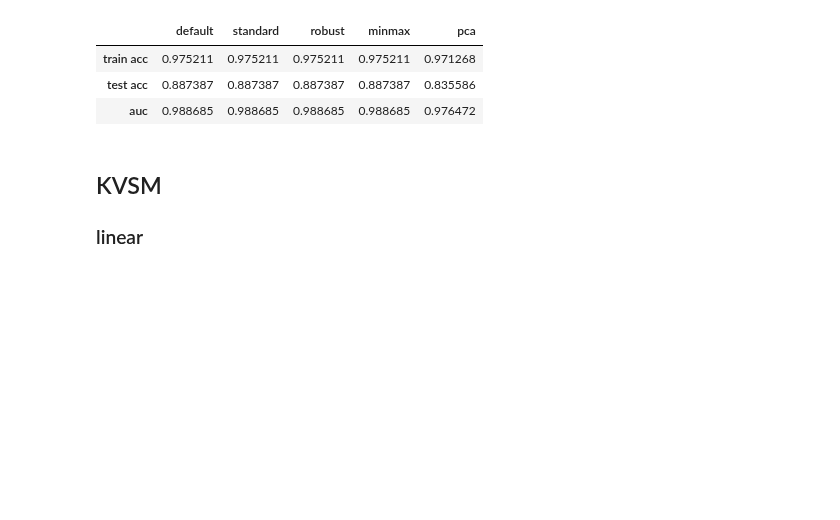
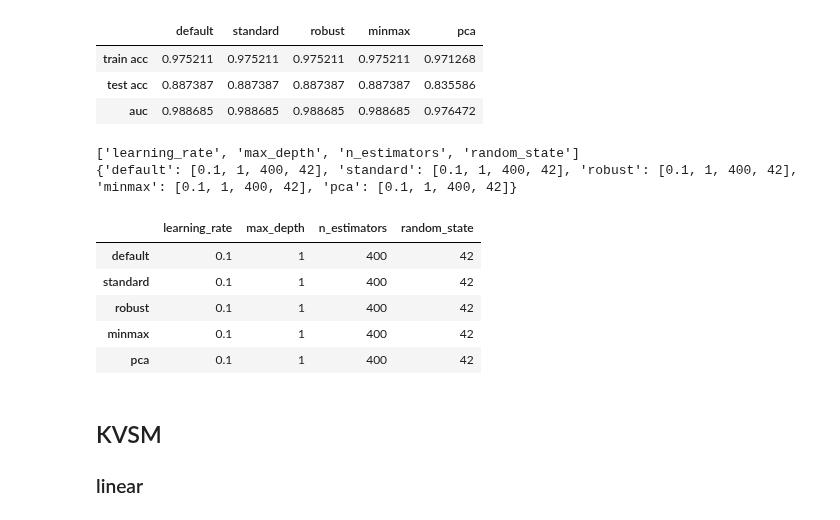
Before and after one commit to jasonmrimer/cse590-machine-learning, a Jupyter notebook: final-project/pipelines/curation with feature selection v2.ipynb, the cells around one changed output. Cells and saved outputs as stored; diff of their text form; code cells hidden in the pictures; blank space fills up the shorter version.

```diff
--- a/final-project/pipelines/curation with feature selection v2.ipynb
+++ b/final-project/pipelines/curation with feature selection v2.ipynb
@@ -569,6 +621,17 @@ pd.DataFrame(gbrt_scores_refined)
 | train acc | 0.975211 | 0.975211 | 0.975211 | 0.975211 | 0.971268 |
 | test acc | 0.887387 | 0.887387 | 0.887387 | 0.887387 | 0.835586 |
 | auc | 0.988685 | 0.988685 | 0.988685 | 0.988685 | 0.976472 |
+# %%
+display_grid_results(gbrt_grid_results_refined)
+# %% [output]
+['learning_rate', 'max_depth', 'n_estimators', 'random_state']
+{'default': [0.1, 1, 400, 42], 'standard': [0.1, 1, 400, 42], 'robust': [0.1, 1, 400, 42], 'minmax': [0.1, 1, 400, 42], 'pca': [0.1, 1, 400, 42]}
+|  | learning_rate | max_depth | n_estimators | random_state |
+| default | 0.1 | 1 | 400 | 42 |
+| standard | 0.1 | 1 | 400 | 42 |
+| robust | 0.1 | 1 | 400 | 42 |
+| minmax | 0.1 | 1 | 400 | 42 |
+| pca | 0.1 | 1 | 400 | 42 |
 # %% [markdown]
 ## KVSM
 ### linear
```
Also changed, not shown: parts of 12 cells of this notebook, 4 other files.
